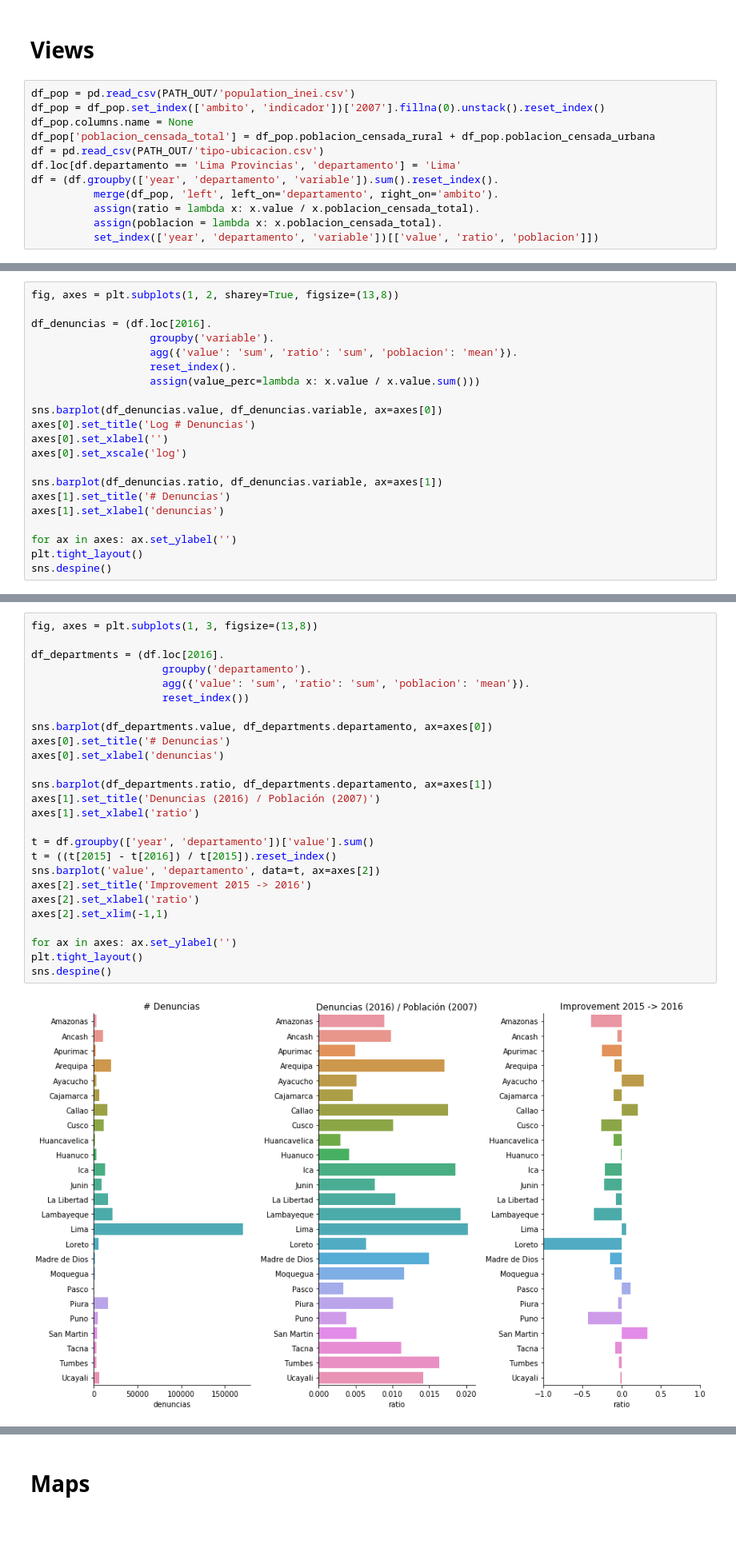
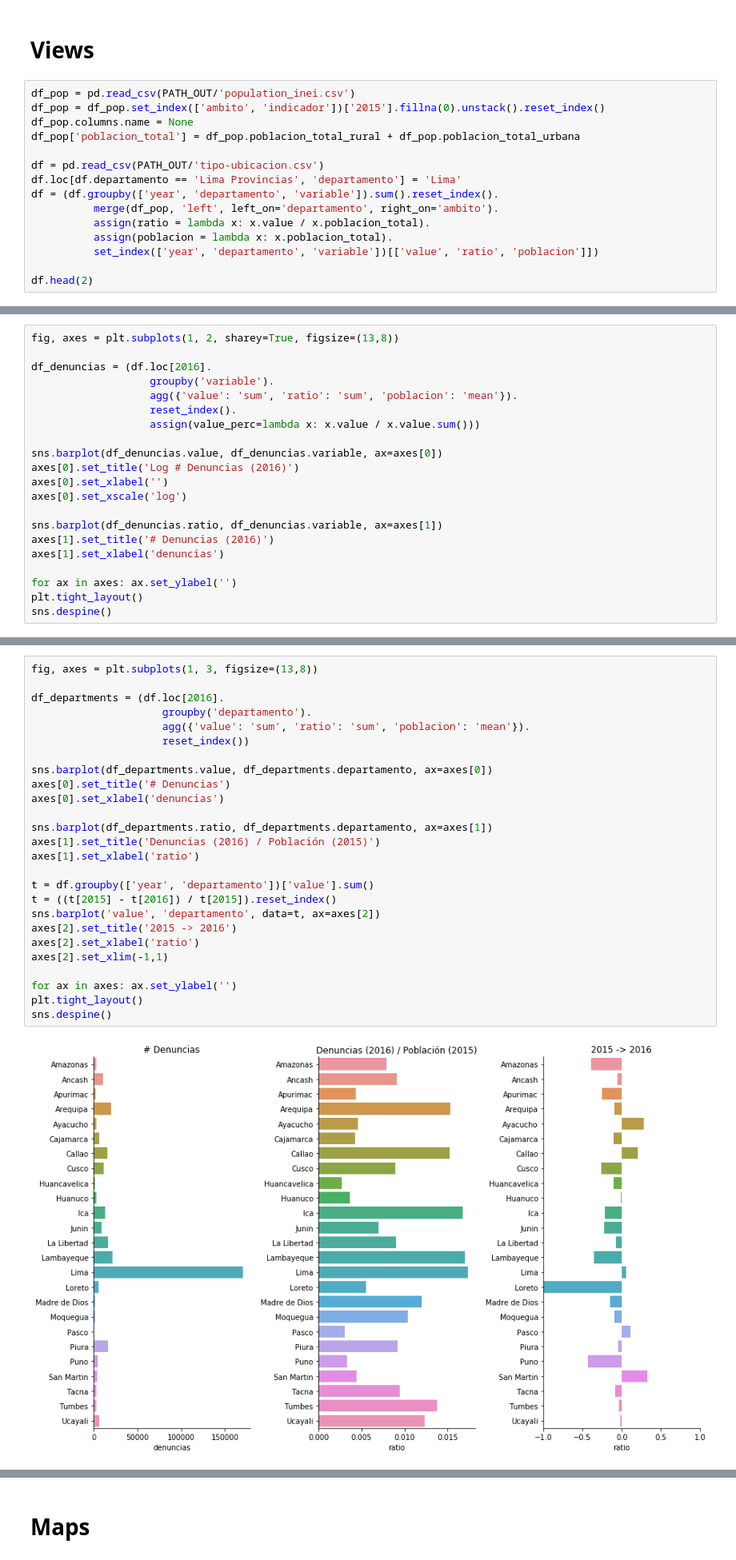
Before and after one commit to renato145/peru-stats, a Jupyter notebook: delitos.ipynb, the cells around one changed output, grey strips where cells are left out. Shown at 80% size. Drawn from its saved outputs; the diff is of its cells as text; blank space fills up the shorter version.

```diff
--- a/delitos.ipynb
+++ b/delitos.ipynb
@@ -72,13 +62,16 @@ df.head(2)
 # Views
 # %%
 df_pop = pd.read_csv(PATH_OUT/'population_inei.csv')
-df_pop = df_pop.set_index(['ambito', 'indicador'])['2007'].fillna(0).unstack().reset_index()
+df_pop = df_pop.set_index(['ambito', 'indicador'])['2015'].fillna(0).unstack().reset_index()
 df_pop.columns.name = None
-df_pop['poblacion_censada_total'] = df_pop.poblacion_censada_rural + df_pop.poblacion_censada_urbana
+df_pop['poblacion_total'] = df_pop.poblacion_total_rural + df_pop.poblacion_total_urbana
+
 df = pd.read_csv(PATH_OUT/'tipo-ubicacion.csv')
 df.loc[df.departamento == 'Lima Provincias', 'departamento'] = 'Lima'
 df = (df.groupby(['year', 'departamento', 'variable']).sum().reset_index().
           merge(df_pop, 'left', left_on='departamento', right_on='ambito').
-          assign(ratio = lambda x: x.value / x.poblacion_censada_total).
-          assign(poblacion = lambda x: x.poblacion_censada_total).
+          assign(ratio = lambda x: x.value / x.poblacion_total).
+          assign(poblacion = lambda x: x.poblacion_total).
           set_index(['year', 'departamento', 'variable'])[['value', 'ratio', 'poblacion']])
+
+df.head(2)
@@ -96,12 +94,12 @@ df_denuncias = (df.loc[2016].
                    assign(value_perc=lambda x: x.value / x.value.sum()))
 
 sns.barplot(df_denuncias.value, df_denuncias.variable, ax=axes[0])
-axes[0].set_title('Log # Denuncias')
+axes[0].set_title('Log # Denuncias (2016)')
 axes[0].set_xlabel('')
 axes[0].set_xscale('log')
 
 sns.barplot(df_denuncias.ratio, df_denuncias.variable, ax=axes[1])
-axes[1].set_title('# Denuncias')
+axes[1].set_title('# Denuncias (2016)')
 axes[1].set_xlabel('denuncias')
 
 for ax in axes: ax.set_ylabel('')
@@ -112,31 +110,31 @@ sns.despine()
 # %%
 fig, axes = plt.subplots(1, 3, figsize=(13,8))
 
 df_departments = (df.loc[2016].
                      groupby('departamento').
                      agg({'value': 'sum', 'ratio': 'sum', 'poblacion': 'mean'}).
                      reset_index())
 
 sns.barplot(df_departments.value, df_departments.departamento, ax=axes[0])
 axes[0].set_title('# Denuncias')
 axes[0].set_xlabel('denuncias')
 
 sns.barplot(df_departments.ratio, df_departments.departamento, ax=axes[1])
-axes[1].set_title('Denuncias (2016) / Población (2007)')
+axes[1].set_title('Denuncias (2016) / Población (2015)')
 axes[1].set_xlabel('ratio')
 
 t = df.groupby(['year', 'departamento'])['value'].sum()
 t = ((t[2015] - t[2016]) / t[2015]).reset_index()
 sns.barplot('value', 'departamento', data=t, ax=axes[2])
-axes[2].set_title('Improvement 2015 -> 2016')
+axes[2].set_title('2015 -> 2016')
 axes[2].set_xlabel('ratio')
 axes[2].set_xlim(-1,1)
 
 for ax in axes: ax.set_ylabel('')
 plt.tight_layout()
 sns.despine()
 # %% [output]
-[figure, old version]
+[figure, new version]
 # %%
 from sklearn.decomposition import PCA
 from sklearn.manifold import TSNE
```
Also changed, not shown: parts of 8 cells of this notebook, 13 other files.
